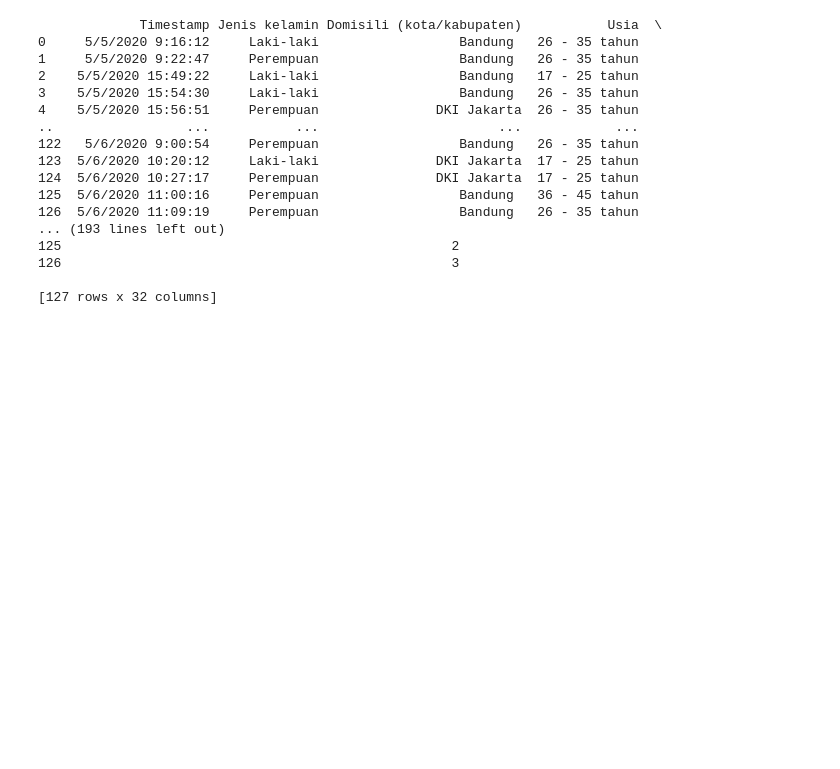
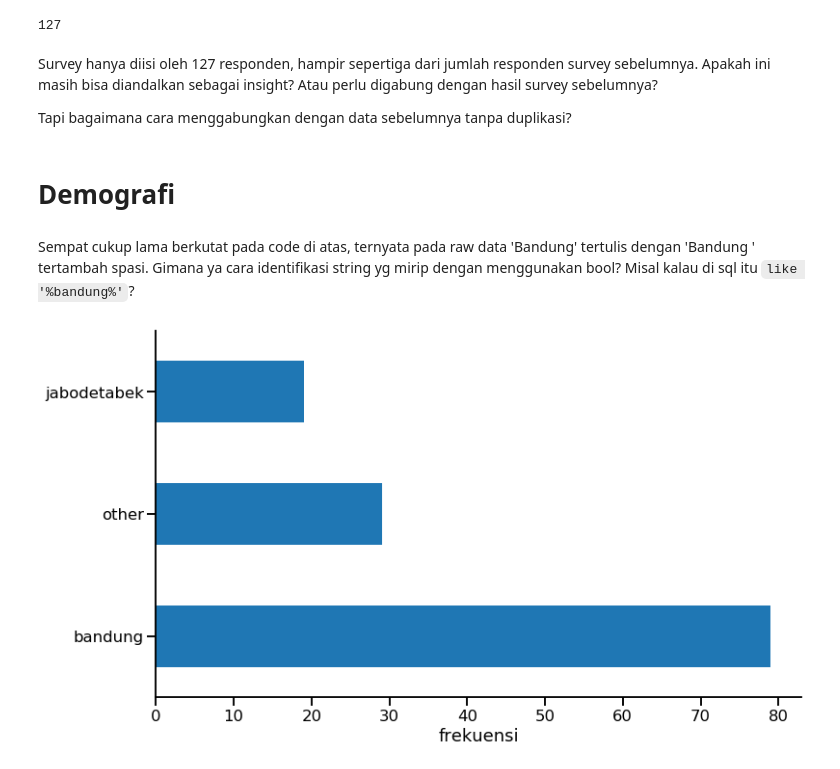
Before and after one commit to hsoekiswo/Data-Analysis-eFishery, a Jupyter notebook: 2020-05-14_Survey Konsumsi Ikan.ipynb, the cells around one changed output. Drawn from its saved outputs; the diff is of its cells as text; code cells hidden in the pictures; blank space fills up the shorter version.

```diff
--- a/2020-05-14_Survey Konsumsi Ikan.ipynb
+++ b/2020-05-14_Survey Konsumsi Ikan.ipynb
@@ -4,5 +6,8 @@ import matplotlib.pyplot as plt
 
 %matplotlib inline
+# %%
+sns.set_context('talk')
+plt.rcParams['figure.figsize'] = (12,7)
 # %%
 df = pd.read_csv('/Users/hsoekiswo/Documents/Present Projects/eFishery/Deep Analysis/Survey Marketing/200514 - Survey Konsumen.csv')
-print(df.head(10))
+df['Timestamp'] = pd.to_datetime(df['Timestamp'])
@@ -27,21 +14,38 @@ print(df.head(10))
-# %%
-df = pd.read_csv('/Users/hsoekiswo/Documents/Present Projects/eFishery/Deep Analysis/Survey Marketing/200514 - Survey Konsumen.csv')
-print(df.query('Usia != "17 tahun"'))
-# %% [output]
-             Timestamp Jenis kelamin Domisili (kota/kabupaten)           Usia  \
-0     5/5/2020 9:16:12     Laki-laki                  Bandung   26 - 35 tahun
-1     5/5/2020 9:22:47     Perempuan                  Bandung   26 - 35 tahun
-2    5/5/2020 15:49:22     Laki-laki                  Bandung   17 - 25 tahun
-3    5/5/2020 15:54:30     Laki-laki                  Bandung   26 - 35 tahun
-4    5/5/2020 15:56:51     Perempuan               DKI Jakarta  26 - 35 tahun
-..                 ...           ...                       ...            ...
-122   5/6/2020 9:00:54     Perempuan                  Bandung   26 - 35 tahun
-123  5/6/2020 10:20:12     Laki-laki               DKI Jakarta  17 - 25 tahun
-124  5/6/2020 10:27:17     Perempuan               DKI Jakarta  17 - 25 tahun
-125  5/6/2020 11:00:16     Perempuan                  Bandung   36 - 45 tahun
-126  5/6/2020 11:09:19     Perempuan                  Bandung   26 - 35 tahun
-... (193 lines left out)
-125                                                  2
-126                                                  3
-
-[127 rows x 32 columns]
+# %%
+df['Timestamp'].count()
+# %% [output]
+127
+# %% [markdown]
+Survey hanya diisi oleh 127 responden, hampir sepertiga dari jumlah responden survey sebelumnya. Apakah ini masih bisa diandalkan sebagai insight? Atau perlu digabung dengan hasil survey sebelumnya?
+
+Tapi bagaimana cara menggabungkan dengan data sebelumnya tanpa duplikasi?
+# %% [markdown]
+# Demografi
+# %%
+jabodetabek = [
+    'dki jakarta',
+    'bogor',
+    'depok',
+    'tangerang',
+    'bekasi'
+]
+
+conditions = [
+    df['Domisili (kota/kabupaten)'].str.lower().isin(jabodetabek),
+    df['Domisili (kota/kabupaten)'].str.lower() == 'bandung '
+]
+
+choices = [
+    'jabodetabek',
+    'bandung'
+]
+
+df['domisili'] = np.select(conditions, choices, default='other')
+# %% [markdown]
+Sempat cukup lama berkutat pada code di atas, ternyata pada raw data 'Bandung' tertulis dengan 'Bandung ' tertambah spasi. Gimana ya cara identifikasi string yg mirip dengan menggunakan bool? Misal kalau di sql itu `like '%bandung%'`?
+# %%
+df['domisili'].value_counts().plot.barh()
+plt.xlabel('frekuensi')
+sns.despine()
+# %% [output]
+[figure, added]
```
Also changed, not shown: parts of 22 cells of this notebook.
